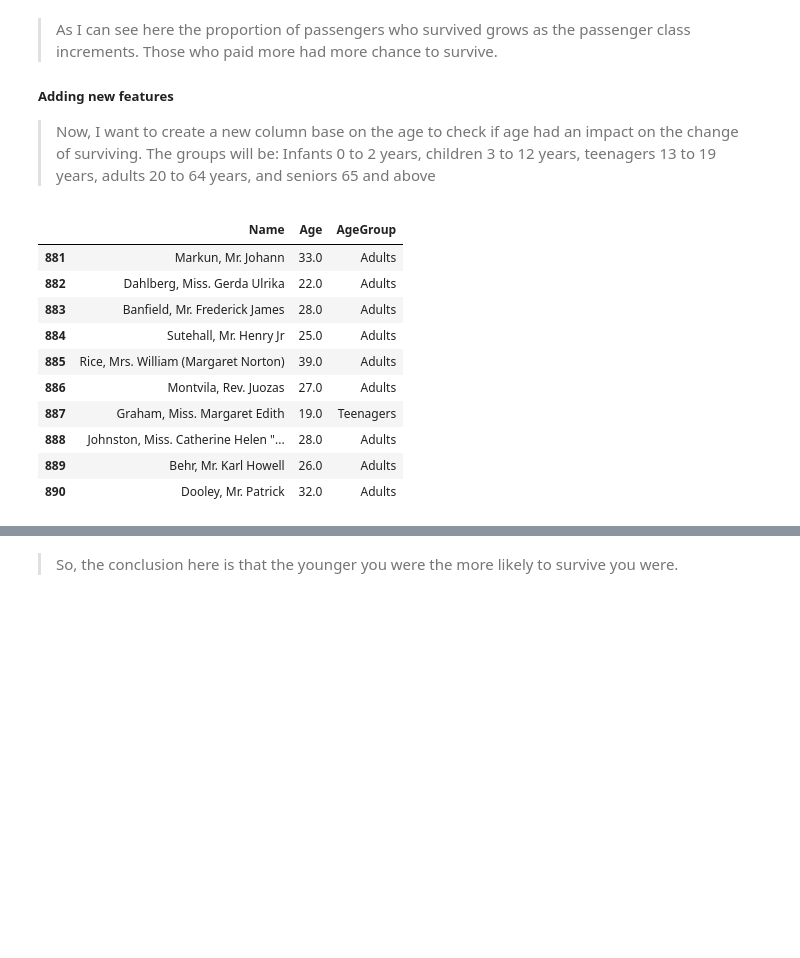
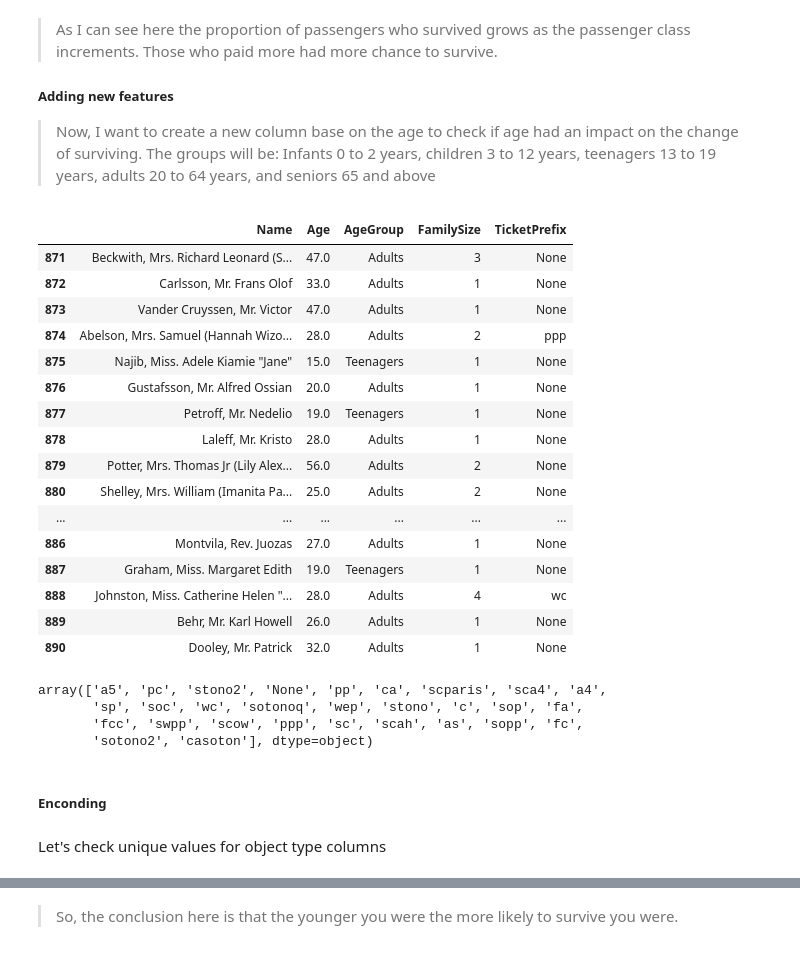
Before and after one commit to CarlosMEbratt/Titanic---Machine-Learning-from-Disaster, a Jupyter notebook: titanic.ipynb, the cells around one changed output, grey strips where cells are left out. Cells and saved outputs as stored; diff of their text form; code cells hidden in the pictures; blank space fills up the shorter version.

```diff
--- a/titanic.ipynb
+++ b/titanic.ipynb
@@ -417,17 +374,41 @@ plt.show()
 # %%
 # Age by group
 df['AgeGroup'] = pd.cut(df['Age'], bins=[0, 2, 12, 19, 64, 100], labels=['Infants', 'Children', 'Teenagers', 'Adults', 'Seniors'])
+# %%
+# family size
+df['FamilySize'] = df['SibSp'] + df['Parch'] + 1
+# %%
+# Ticket Grouping: Consider extracting the prefix from the ticket number to create a new categorical feature.
+
+df['TicketPrefix'] = df['Ticket'].apply(lambda x: x.split(' ')[0].replace('.', '').replace('/', '').lower() if len(x.split(' ')) > 1 else 'None')
 # %%
-df[['Name', 'Age', 'AgeGroup']].tail(10)
+df[['Name', 'Age', 'AgeGroup', 'FamilySize','TicketPrefix']].tail(20)
 # %% [output]
-|  | Name | Age | AgeGroup |
-| 881 | Markun, Mr. Johann | 33.0 | Adults |
-| 882 | Dahlberg, Miss. Gerda Ulrika | 22.0 | Adults |
-| 883 | Banfield, Mr. Frederick James | 28.0 | Adults |
-| 884 | Sutehall, Mr. Henry Jr | 25.0 | Adults |
-| 885 | Rice, Mrs. William (Margaret Norton) | 39.0 | Adults |
-| 886 | Montvila, Rev. Juozas | 27.0 | Adults |
-| 887 | Graham, Miss. Margaret Edith | 19.0 | Teenagers |
-| 888 | Johnston, Miss. Catherine Helen "... | 28.0 | Adults |
-| 889 | Behr, Mr. Karl Howell | 26.0 | Adults |
-| 890 | Dooley, Mr. Patrick | 32.0 | Adults |
+|  | Name | Age | AgeGroup | FamilySize | TicketPrefix |
+| 871 | Beckwith, Mrs. Richard Leonard (S... | 47.0 | Adults | 3 | None |
+| 872 | Carlsson, Mr. Frans Olof | 33.0 | Adults | 1 | None |
+| 873 | Vander Cruyssen, Mr. Victor | 47.0 | Adults | 1 | None |
+| 874 | Abelson, Mrs. Samuel (Hannah Wizo... | 28.0 | Adults | 2 | ppp |
+| 875 | Najib, Miss. Adele Kiamie "Jane" | 15.0 | Teenagers | 1 | None |
+| 876 | Gustafsson, Mr. Alfred Ossian | 20.0 | Adults | 1 | None |
+| 877 | Petroff, Mr. Nedelio | 19.0 | Teenagers | 1 | None |
+| 878 | Laleff, Mr. Kristo | 28.0 | Adults | 1 | None |
+| 879 | Potter, Mrs. Thomas Jr (Lily Alex... | 56.0 | Adults | 2 | None |
+| 880 | Shelley, Mrs. William (Imanita Pa... | 25.0 | Adults | 2 | None |
+| ... | ... | ... | ... | ... | ... |
+| 886 | Montvila, Rev. Juozas | 27.0 | Adults | 1 | None |
+| 887 | Graham, Miss. Margaret Edith | 19.0 | Teenagers | 1 | None |
+| 888 | Johnston, Miss. Catherine Helen "... | 28.0 | Adults | 4 | wc |
+| 889 | Behr, Mr. Karl Howell | 26.0 | Adults | 1 | None |
+| 890 | Dooley, Mr. Patrick | 32.0 | Adults | 1 | None |
+# %%
+df['TicketPrefix'].unique()
+# %% [output]
+array(['a5', 'pc', 'stono2', 'None', 'pp', 'ca', 'scparis', 'sca4', 'a4',
+       'sp', 'soc', 'wc', 'sotonoq', 'wep', 'stono', 'c', 'sop', 'fa',
+       'fcc', 'swpp', 'scow', 'ppp', 'sc', 'scah', 'as', 'sopp', 'fc',
+       'sotono2', 'casoton'], dtype=object)
+# %% [markdown]
+##### Enconding
+# %% [markdown]
+Let's check unique values for object type columns
```
Also changed, not shown: parts of 41 cells of this notebook, 32 other files.
